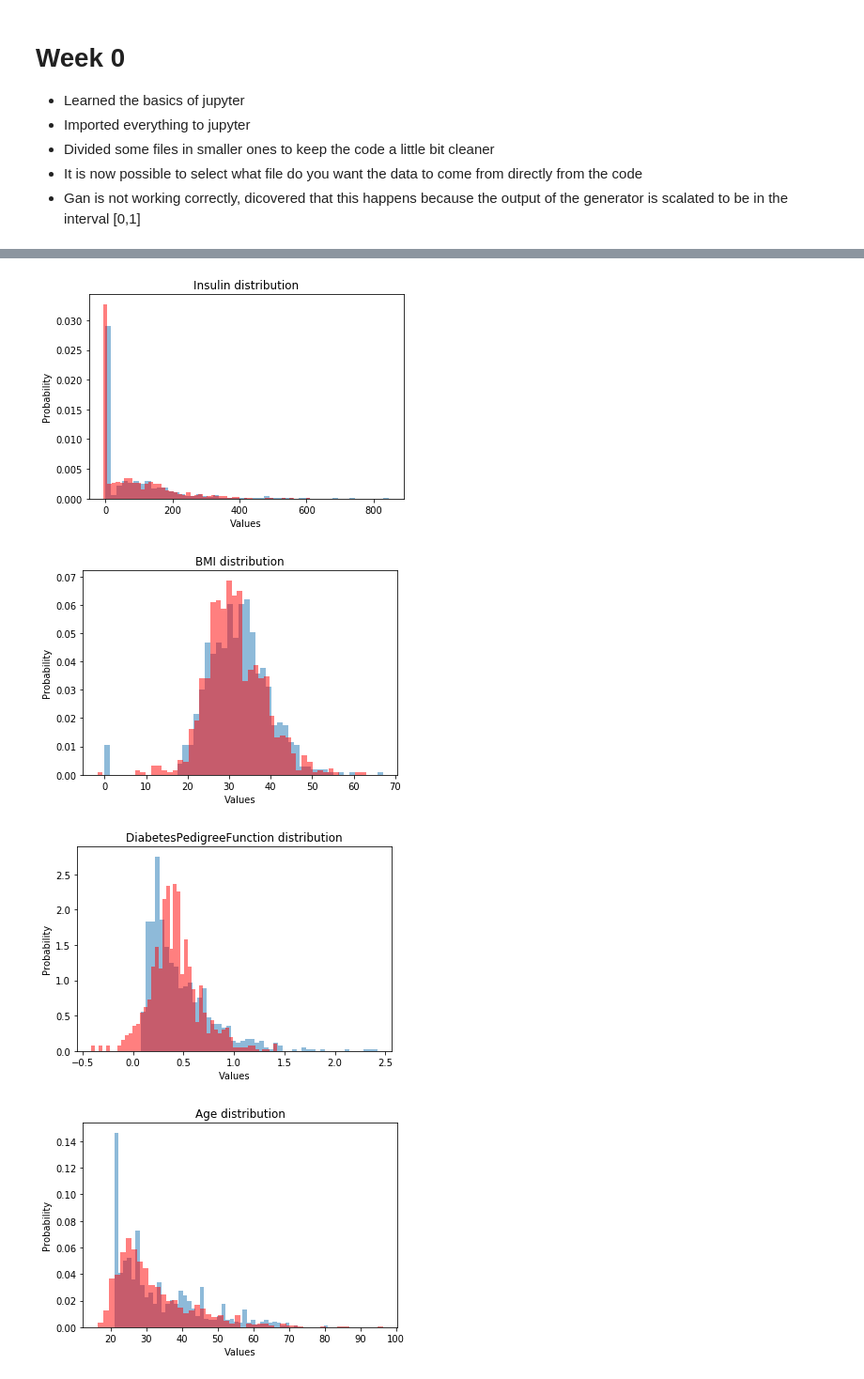
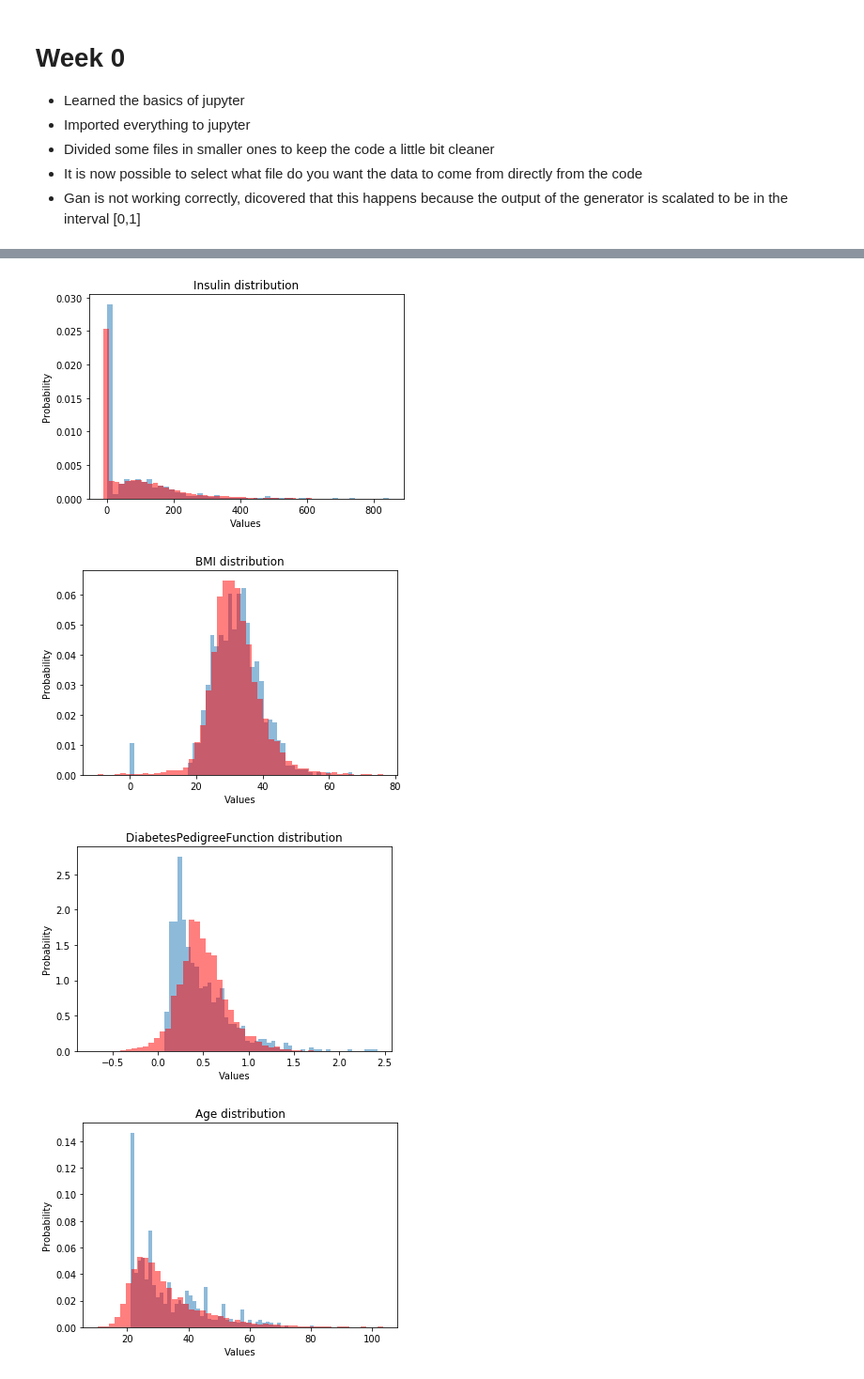
Before and after one commit to fhtanaka/directed_research_CS_2018, a Jupyter notebook: report.ipynb, the cells around one changed output, grey strips where cells are left out. Shown at 94% size. Drawn from its saved outputs; the diff is of its cells as text; code cells hidden in the pictures.

```diff
--- a/report.ipynb
+++ b/report.ipynb
@@ -17,7 +17,7 @@
 - The images below compare the values distribution of the real (blue) and the fake (red) diabetes data. Note that I am not comparing positive and negative results, only if the distribution of the fake data is close to the real.
 # %%
 from compare_data import *
-compare_data("diabetes.csv", "report/diabetes_999.csv", 1000, "show")
+compare_data("diabetes.csv", "report/diabetes_999.csv", 5000, "show")
 # %% [output]
 Pima Indians Diabetes Database
 
@@ -30,4 +30,4 @@ Diabets 34.9 %  of the dataset
-[figure, old version]
+[figure, new version]
-[figure, old version]
+[figure, new version]
-[figure, old version]
+[figure, new version]
-[figure, old version]
+[figure, new version]
```
Also changed, not shown: parts of 3 cells of this notebook, 2 other files.
